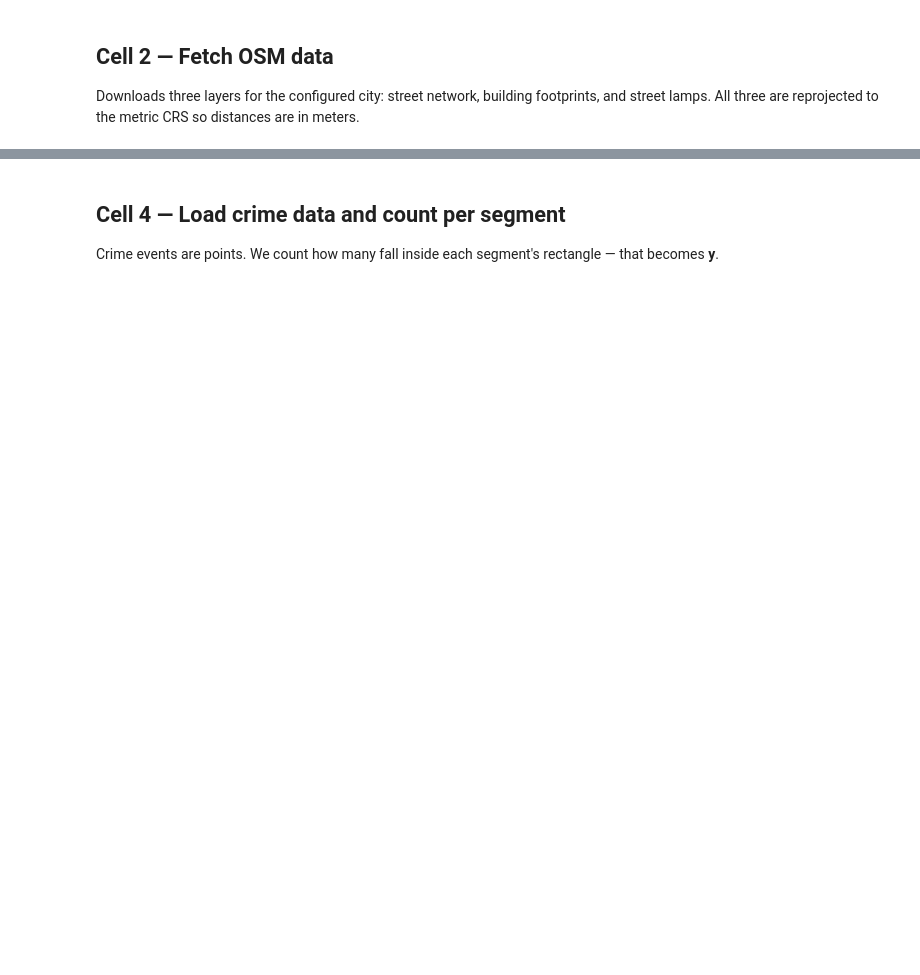
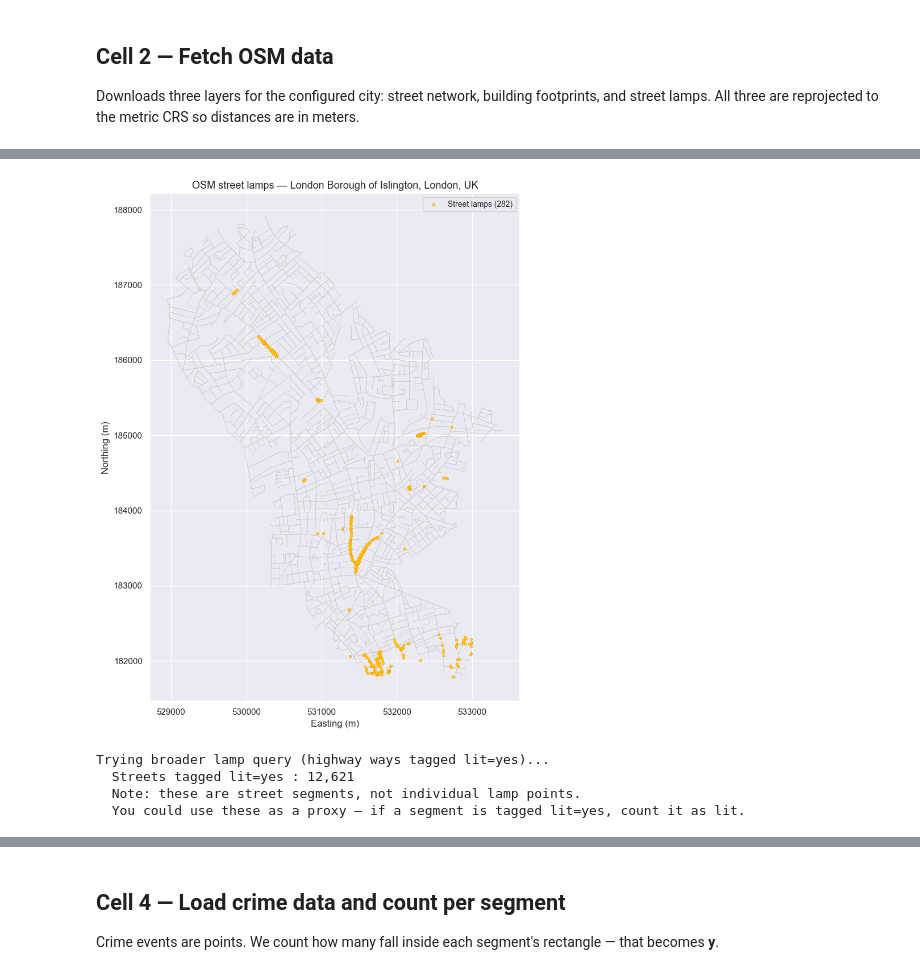
Before and after one commit to lakzhmy/DataEncoding_G02_Urban-Safety, a Jupyter notebook: London_ClassificationML.ipynb, the cells around one changed output, grey strips where cells are left out. Cells and saved outputs as stored; diff of their text form; code cells hidden in the pictures; blank space fills up the shorter version.

```diff
--- a/London_ClassificationML.ipynb
+++ b/London_ClassificationML.ipynb
@@ -91,0 +140,36 @@ and compute the 4 features inside it.
+# %%
+# ── Plot existing lamps over street network ───────────────────────────
+fig, ax = plt.subplots(figsize=(10, 10))
+
+# Street network as base
+edges.plot(ax=ax, linewidth=0.5, color='#cccccc', zorder=1)
+
+# Lamp locations
+lamps.plot(ax=ax, markersize=8, color='gold', edgecolor='darkorange',
+           linewidth=0.5, zorder=3, label=f'Street lamps ({len(lamps):,})')
+
+ax.set_title(f'OSM street lamps — {OSM_PLACE}', fontsize=13)
+ax.set_xlabel('Easting (m)')
+ax.set_ylabel('Northing (m)')
+ax.set_aspect('equal')
+ax.legend(fontsize=10)
+plt.tight_layout()
+plt.show()
+
+# ── Also try fetching streets tagged as lit ───────────────────────────
+print('Trying broader lamp query (highway ways tagged lit=yes)...')
+try:
+    lit_streets = ox.features_from_place(OSM_PLACE, tags={'highway': True, 'lit': 'yes'})
+    lit_lines   = lit_streets[lit_streets.geometry.geom_type.isin(['LineString','MultiLineString'])]
+    lit_lines   = lit_lines.to_crs(CRS_METRIC)
+    print(f'  Streets tagged lit=yes : {len(lit_lines):,}')
+    print('  Note: these are street segments, not individual lamp points.')
+    print('  You could use these as a proxy — if a segment is tagged lit=yes, count it as lit.')
+except Exception as e:
+    print(f'  Could not fetch lit streets: {e}')
+# %% [output]
+[figure, added]
+Trying broader lamp query (highway ways tagged lit=yes)...
+  Streets tagged lit=yes : 12,621
+  Note: these are street segments, not individual lamp points.
+  You could use these as a proxy — if a segment is tagged lit=yes, count it as lit.
```
Also changed, not shown: parts of 15 cells of this notebook, 5 other files.
